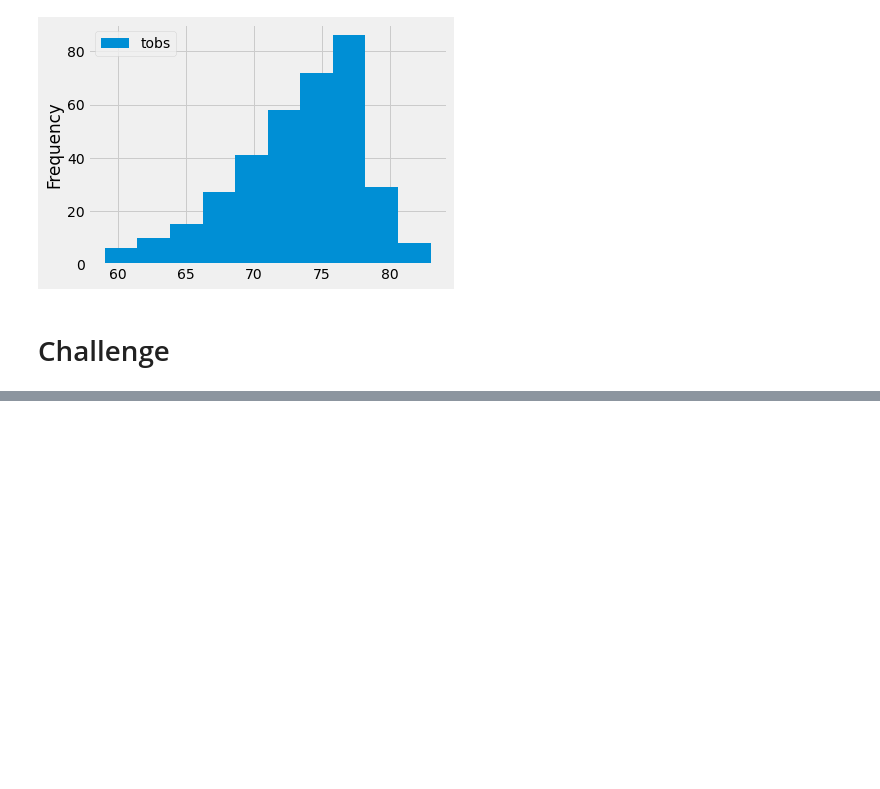
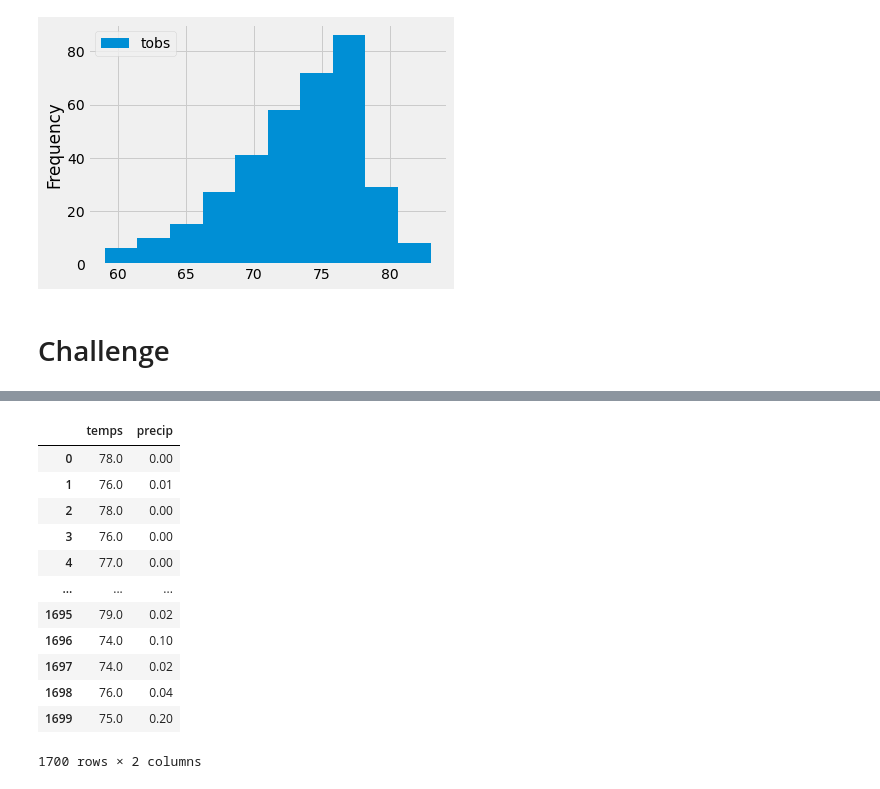
Before and after one commit to ambermiddendorf/Surfs_Up, a Jupyter notebook: climate_analysis.ipynb, the cells around one changed output, grey strips where cells are left out. Saved outputs shown, nothing was run; the diff lists cells and outputs as text; code cells hidden in the pictures; blank space fills up the shorter version.

```diff
--- a/climate_analysis.ipynb
+++ b/climate_analysis.ipynb
@@ -151,0 +318,20 @@ plt.tight_layout()
+# %%
+june_tps = session.query(Measurement.tobs, Measurement.prcp).\
+filter(func.strftime("%m", Measurement.date)=='06').all()
+june_tps_df = pd.DataFrame(june_tps, columns = ['temps', 'precip'])
+# %%
+june_tps_df
+# %% [output]
+|  | temps | precip |
+| 0 | 78.0 | 0.00 |
+| 1 | 76.0 | 0.01 |
+| 2 | 78.0 | 0.00 |
+| 3 | 76.0 | 0.00 |
+| 4 | 77.0 | 0.00 |
+| ... | ... | ... |
+| 1695 | 79.0 | 0.02 |
+| 1696 | 74.0 | 0.10 |
+| 1697 | 74.0 | 0.02 |
+| 1698 | 76.0 | 0.04 |
+| 1699 | 75.0 | 0.20 |
+1700 rows × 2 columns
```
Also changed, not shown: parts of 14 cells of this notebook, 5 other files.
